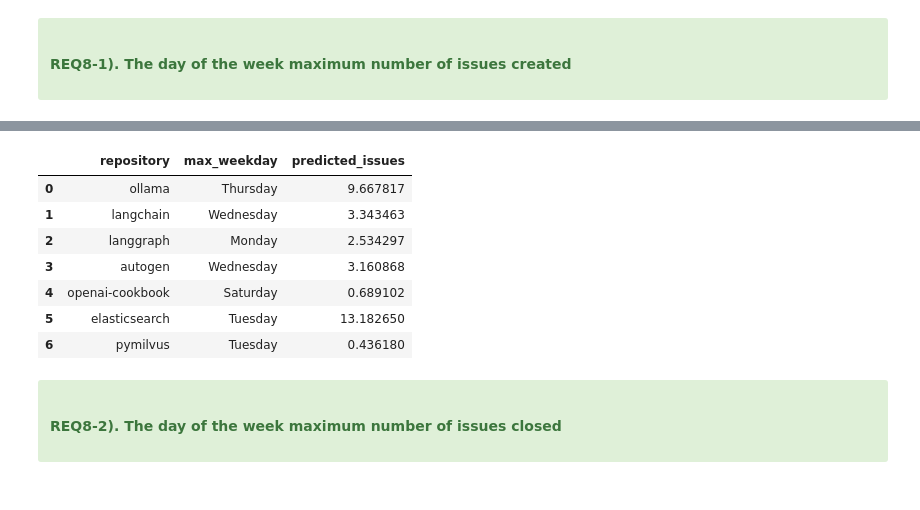
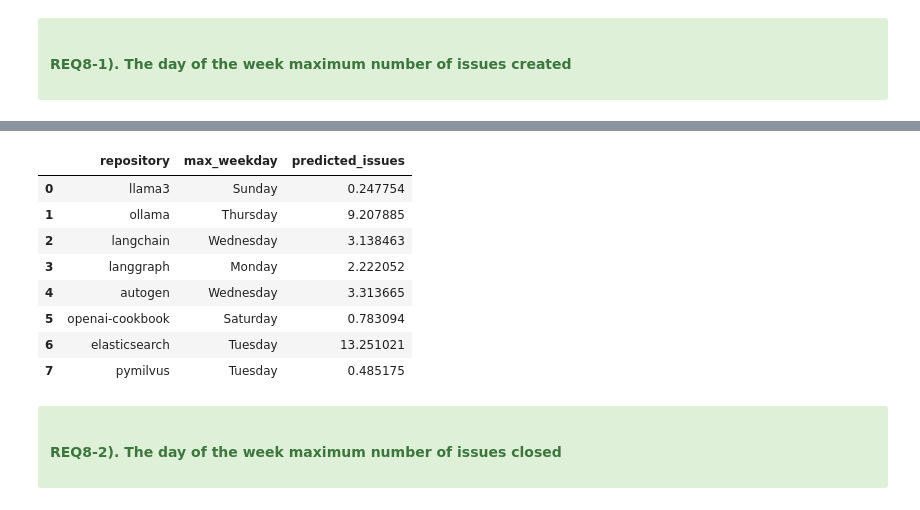
Before and after one commit to ASP25SCM25R/assignment5-SPM, a Jupyter notebook: src/GitHub_Repos_Issues_Forecasting.ipynb, the cells around one changed output, grey strips where cells are left out. Saved outputs shown, nothing was run; the diff lists cells and outputs as text; code cells hidden in the pictures.

```diff
--- a/src/GitHub_Repos_Issues_Forecasting.ipynb
+++ b/src/GitHub_Repos_Issues_Forecasting.ipynb
@@ -360,11 +360,19 @@ results = []
 
 </div>
 # %%
+MIN_WINDOW_SIZE = 1  # lowest window size you're willing to try
+
 for org, repo in zip(ORG_LIST, REPO_LIST):
-    # 1) load created dates
+    print(f"Processing {org}/{repo}")
     fname = f"{org}_{repo}_issues_2months.json"
     path  = os.path.join(INPUT_DIR, fname)
     if not os.path.exists(path):
+        print(f"File {path} does not exist, skipping.")
+        results.append({
+            'repository': repo,
+            'max_weekday': 'N/A',
+            'predicted_issues': 'N/A',
+        })
         continue
 
     dates = []
@@ -373,9 +381,17 @@ for org, repo in zip(ORG_LIST, REPO_LIST):
             d = json.loads(line)['created_at']
             dates.append(datetime.strptime(d, '%Y-%m-%d'))
 
-    if len(dates) < WINDOW_SIZE:
+    actual_window = min(WINDOW_SIZE, max(len(dates) - 1, MIN_WINDOW_SIZE))
+
+    if len(dates) < MIN_WINDOW_SIZE + 1:  # Can't even make 1 window/output pair
+        results.append({
+            'repository': repo,
+            'max_weekday': 'N/A',
+            'predicted_issues': 'N/A',
+        })
         continue
 
+    # ...rest of your pipeline unchanged...
     # 2) build daily-count series
     df = pd.DataFrame({'date': dates})
     df['count'] = 1
@@ -393,22 +409,22 @@ for org, repo in zip(ORG_LIST, REPO_LIST):
 
     # 4) create input/output windows
     X, y = [], []
-    for i in range(len(scaled) - WINDOW_SIZE):
-        X.append(scaled[i:i + WINDOW_SIZE])
-        y.append(scaled[i + WINDOW_SIZE])
+    for i in range(len(scaled) - actual_window):
+        X.append(scaled[i:i + actual_window])
+        y.append(scaled[i + actual_window])
     X, y = np.array(X), np.array(y)
     X = X.reshape((X.shape[0], X.shape[1], 1))
 
     # 5) build & train LSTM
     model = Sequential([
-        LSTM(32, input_shape=(WINDOW_SIZE, 1)),
+        LSTM(32, input_shape=(actual_window, 1)),
         Dense(1)
     ])
     model.compile(optimizer='adam', loss='mse')
     model.fit(X, y, epochs=20, batch_size=8, verbose=0)
 
     # 6) forecast next FORECAST_DAYS
-    last_window = scaled[-WINDOW_SIZE:].reshape(1, WINDOW_SIZE, 1)
+    last_window = scaled[-actual_window:].reshape(1, actual_window, 1)
     preds_scaled = []
     curr = last_window.copy()
     for _ in range(FORECAST_DAYS):
@@ -491,11 +522,12 @@ pd.DataFrame(results)
 |  | repository | max_weekday | predicted_issues |
-| 0 | ollama | Thursday | 9.667817 |
-| 1 | langchain | Wednesday | 3.343463 |
-| 2 | langgraph | Monday | 2.534297 |
-| 3 | autogen | Wednesday | 3.160868 |
-| 4 | openai-cookbook | Saturday | 0.689102 |
-| 5 | elasticsearch | Tuesday | 13.182650 |
-| 6 | pymilvus | Tuesday | 0.436180 |
+| 0 | llama3 | Sunday | 0.247754 |
+| 1 | ollama | Thursday | 9.207885 |
+| 2 | langchain | Wednesday | 3.138463 |
+| 3 | langgraph | Monday | 2.222052 |
+| 4 | autogen | Wednesday | 3.313665 |
+| 5 | openai-cookbook | Saturday | 0.783094 |
+| 6 | elasticsearch | Tuesday | 13.251021 |
+| 7 | pymilvus | Tuesday | 0.485175 |
 # %% [markdown]
 <div class="alert alert-block alert-success">
 
```
Also changed, not shown: parts of 1 cell of this notebook.
